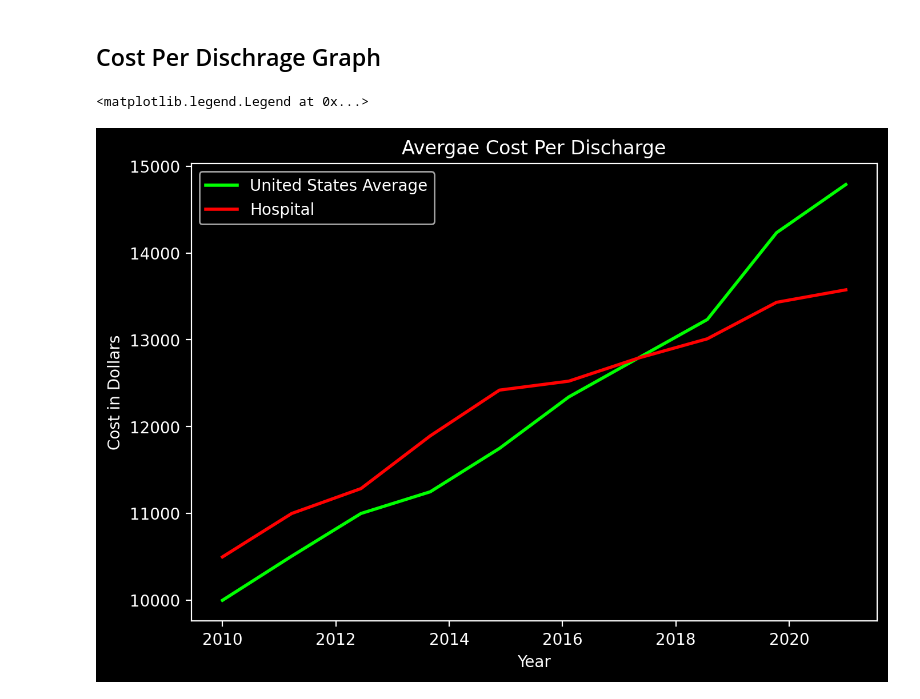
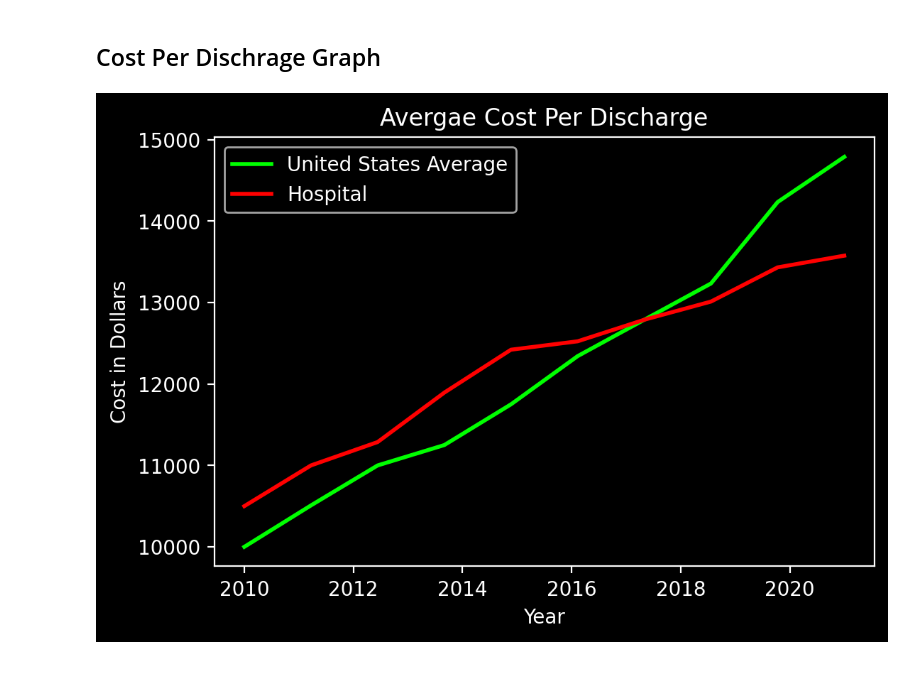
Before and after one commit to ryanschuerkamp/HackDavis2021, a Jupyter notebook: Visualizations.ipynb, the cells around one changed output. Saved outputs shown, nothing was run; the diff lists cells and outputs as text; code cells hidden in the pictures; blank space fills up the shorter version.

```diff
--- a/Visualizations.ipynb
+++ b/Visualizations.ipynb
@@ -15,14 +15,14 @@ y2 = y1[::-1]
 ## Average Stay Graph
 # %%
 #Create Figure
-fig = plt.figure(dpi=200)
-ax = fig.add_axes([0,0,1,1])
-ax.plot(x, y1, label='National')
-ax.plot(x, y2, label='Hospital')
-ax.legend(loc=0)
-ax.set_ylim([4, 6])
-ax.set_title('Average Stay in Days')
-ax.set_xlabel('Month')
-ax.set_ylabel('Days')
-fig.savefig('length_stay.png')
+plt.style.use('dark_background')
+plt.figure(dpi=200)
+plt.plot(x, y1, label='National')
+plt.plot(x, y2, label='Hospital')
+plt.legend(loc=0)
+plt.ylim([4, 6])
+plt.title('Average Stay in Days')
+plt.xlabel('Month')
+plt.ylabel('Days')
+plt.savefig('length_stay.png')
 # %% [output]
@@ -124,17 +100,16 @@ fig.savefig('incidents_area.png', dpi=200)
 ## Cost Per Dischrage Graph
 # %%
 plt.style.use('dark_background')
-fig = plt.figure(dpi=200)
+plt.figure(dpi=200)
 x = np.linspace(2010, 2021, 10)
 y = np.array([10000, 10509, 11000, 11250, 11750, 12342, 12789, 13234, 14234, 14789])
 y1 = np.array([10500, 11000, 11287, 11894, 12421, 12524, 12789, 13012, 13432, 13576])
-ax = fig.add_axes([0,0,1,1])
-ax.set_title('Avergae Cost Per Discharge')
-ax.set_xlabel('Year')
-ax.set_ylabel('Cost in Dollars')
-ax.plot(x, y, color='lime', linewidth=2, label='United States Average')
-ax.plot(x, y1, color='red', lw=2, label='Hospital')
-ax.legend(loc=0)
+plt.title('Avergae Cost Per Discharge')
+plt.xlabel('Year')
+plt.ylabel('Cost in Dollars')
+plt.plot(x, y, color='lime', linewidth=2, label='United States Average')
+plt.plot(x, y1, color='red', lw=2, label='Hospital')
+plt.legend(loc=0)
+plt.savefig('cost_per_discharge.png', dpi=200)
 # %% [output]
-<matplotlib.legend.Legend at 0x...>
-[figure, old version]
+[figure, new version]
```
Also changed, not shown: parts of 11 cells of this notebook, 8 other files.
